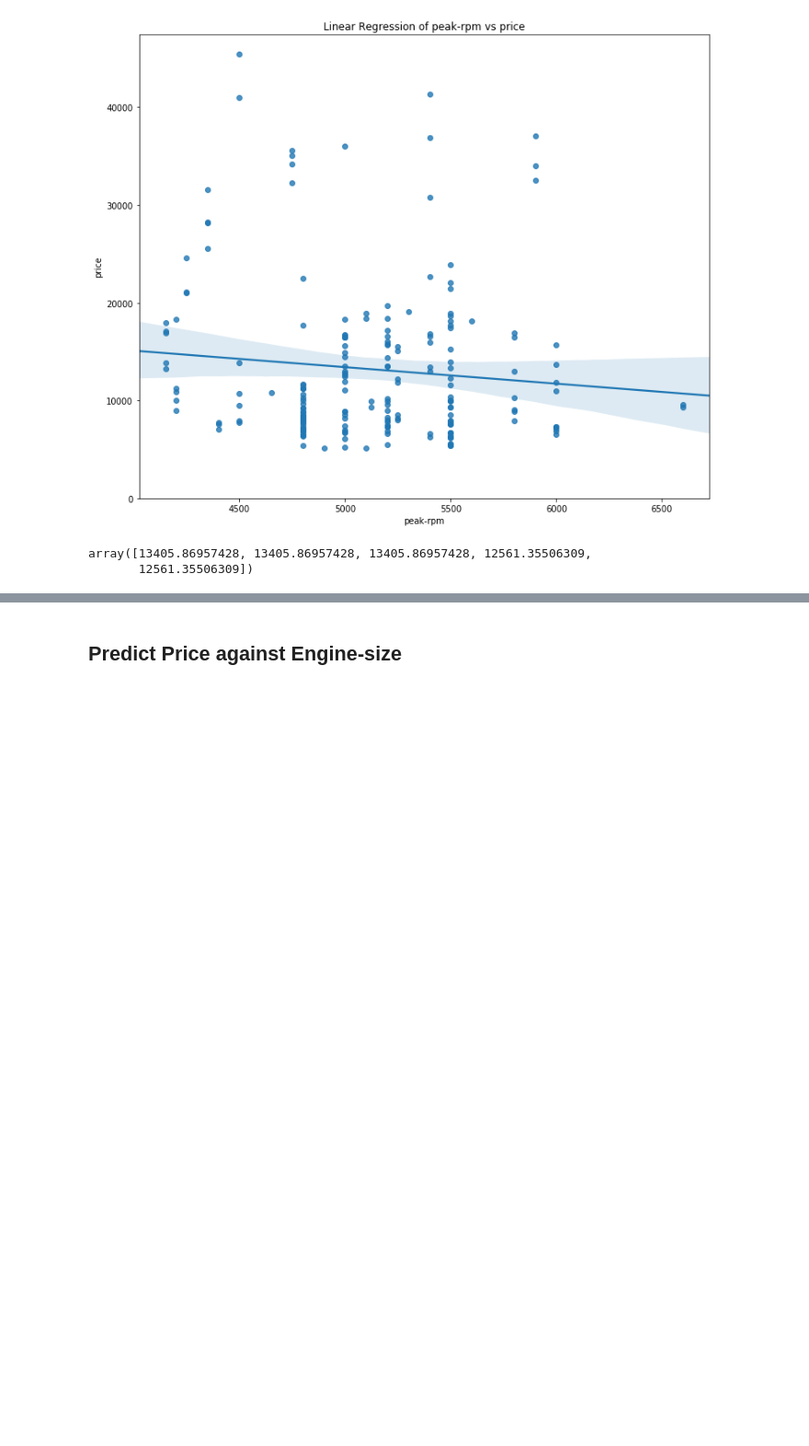
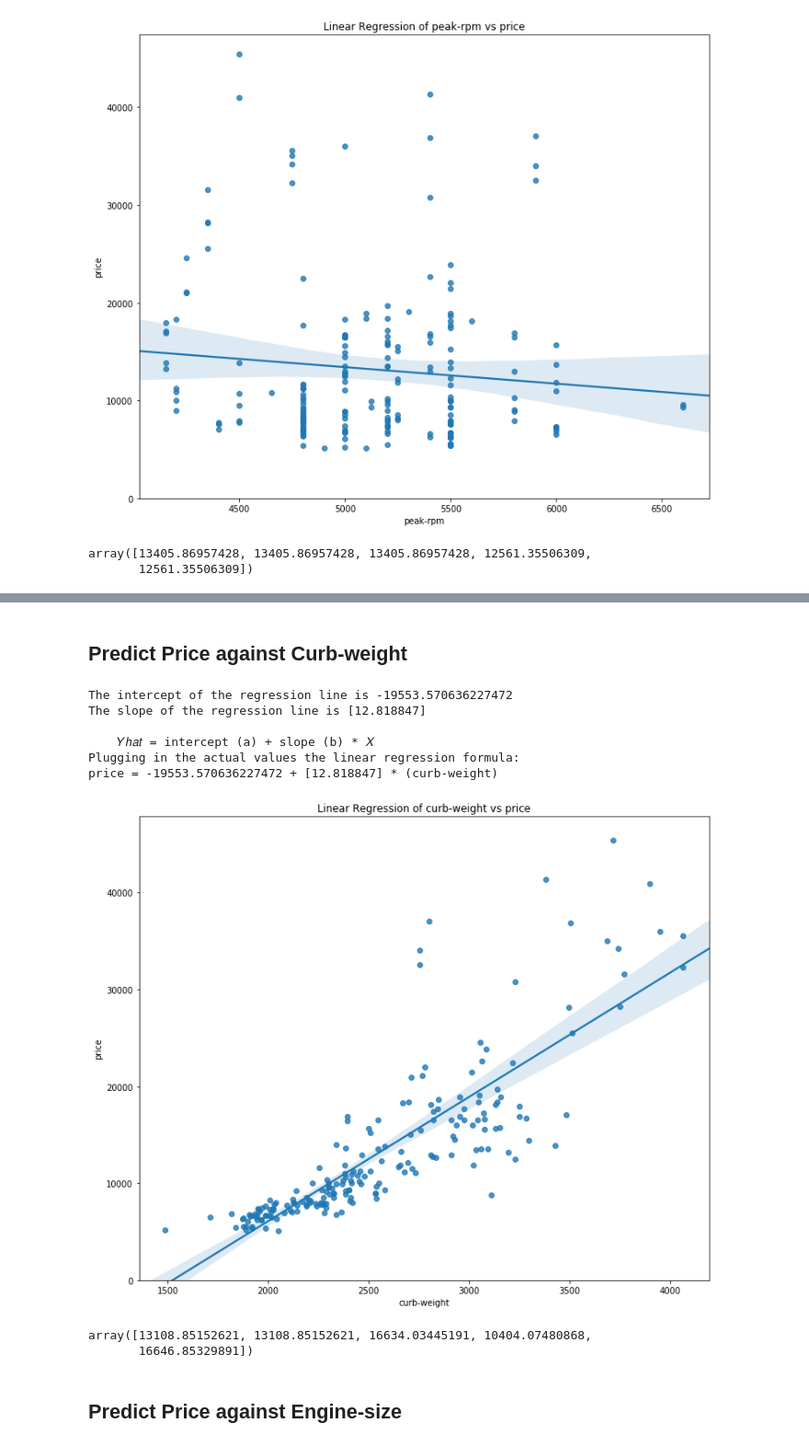
Before and after one commit to sdman135/Cars-project, a Jupyter notebook: Untitled.ipynb, the cells around one changed output, grey strips where cells are left out. Shown at 92% size. Drawn from its saved outputs; the diff is of its cells as text; code cells hidden in the pictures; blank space fills up the shorter version.

```diff
--- a/Untitled.ipynb
+++ b/Untitled.ipynb
@@ -107,3 +125,20 @@ array([13405.86957428, 13405.86957428, 13405.86957428, 12561.35506309,
+# %% [markdown]
+## Predict Price against Curb-weight
+# %%
+linear_regression_modeling(df[['curb-weight']],df['price'])
+# %% [output]
+The intercept of the regression line is -19553.570636227472
+The slope of the regression line is [12.818847]
+
+    𝑌ℎ𝑎𝑡 = intercept (a) + slope (b) * 𝑋
+Plugging in the actual values the linear regression formula:
+price = -19553.570636227472 + [12.818847] * (curb-weight)
+[figure, added]
+# %%
+Yhat[:5]
+# %% [output]
+array([13108.85152621, 13108.85152621, 16634.03445191, 10404.07480868,
+       16646.85329891])
 # %% [markdown]
 ## Predict Price against Engine-size
 # %%
```
Also changed, not shown: parts of 10 cells of this notebook.
